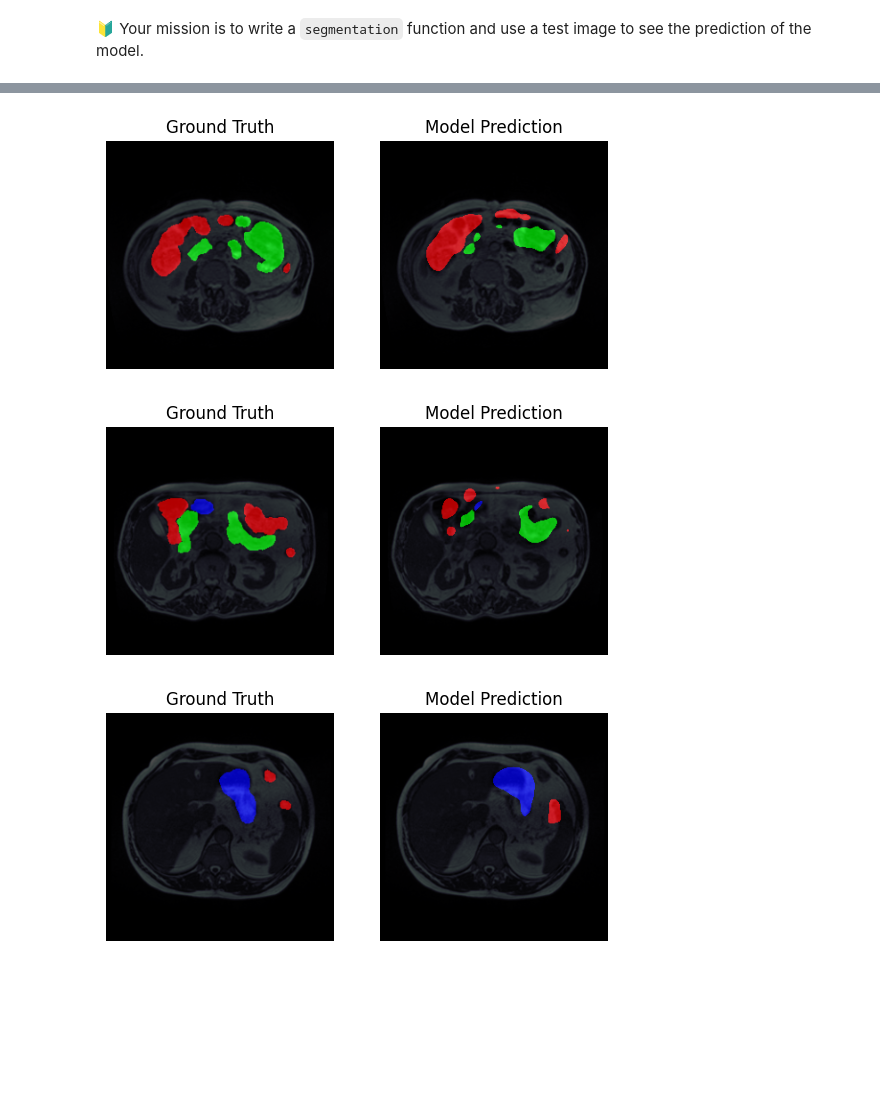
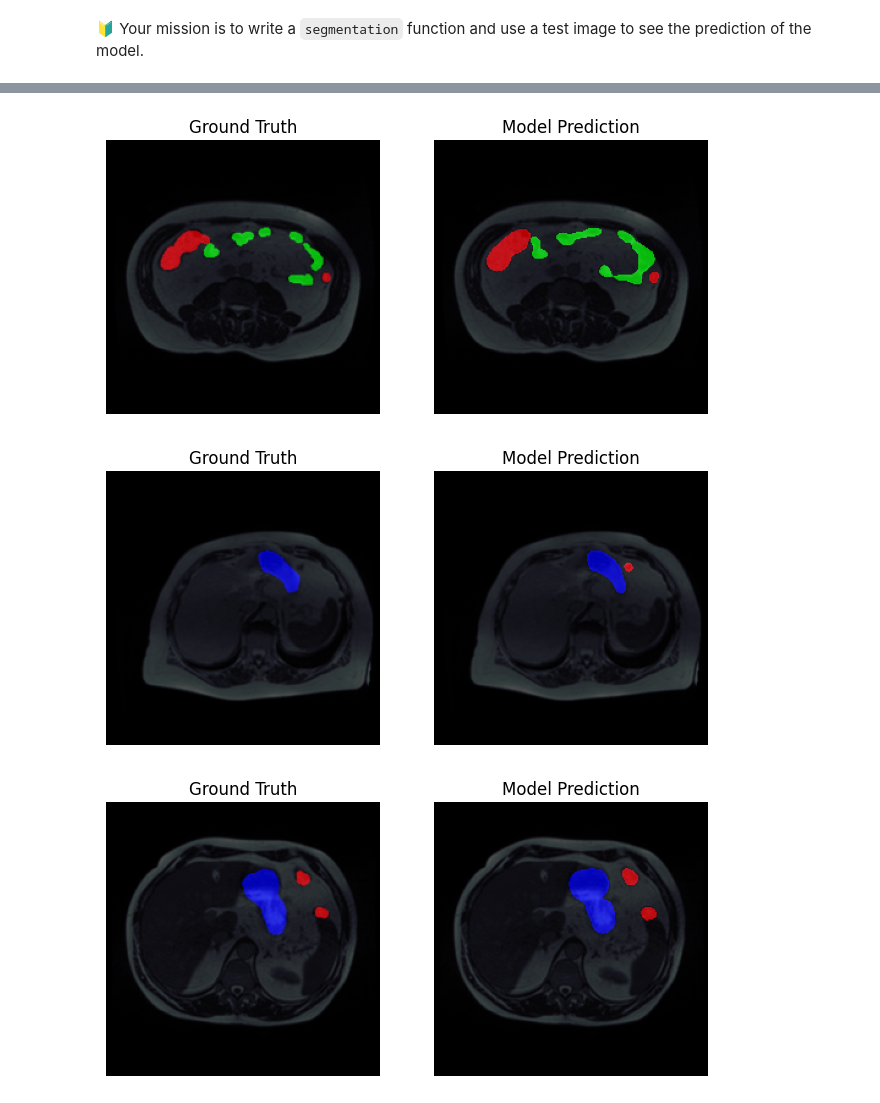
Before and after one commit to Amir-Hofo/Gastrointestinal_Medical_Image_Segmentation, a Jupyter notebook: project_3_image_segmentation.ipynb, the cells around one changed output, grey strips where cells are left out. Drawn from its saved outputs; the diff is of its cells as text; code cells hidden in the pictures; blank space fills up the shorter version.

Commit message:
update project_3_image_segmentation

```diff
--- a/project_3_image_segmentation.ipynb
+++ b/project_3_image_segmentation.ipynb
@@ -390,7 +352,7 @@ def split_cases(csv_file, train_file, valid_file, test_file):
 
     return train_df, valid_df, test_df
 # %%
-csv_file = './data/df.csv'
+csv_file = './data/df_cleaned.csv'
 train_file = f'{data_file_path}/train.txt'
 validation_file = f'{data_file_path}/validation.txt'
 test_file = f'{data_file_path}/test.txt'
@@ -575,11 +473,0 @@ class GastroIntestinalDataset(Dataset):
-# %%
-transform = transforms.Compose([transforms.ToPILImage(),
-                                transforms.Resize((256, 256)),
-                                transforms.ToTensor(),
-                                transforms.Normalize(mean=[0.5],
-                                                      std=[0.5])])
-
-mask_transform = transforms.Compose([transforms.ToPILImage(),
-                                    transforms.Resize((256, 256)),
-                                    transforms.ToTensor()
-                                    ])
@@ -586,3 +511,10 @@ mask_transform = transforms.Compose([transforms.ToPILImage(),
+# %%
+transform = transforms.Compose([transforms.Resize((224, 224)),
+                                      transforms.ToTensor(),
+                                      transforms.Lambda(lambda x: (x - x.min()) / (x.max() - x.min())),
+                                      transforms.Lambda(lambda x: x.repeat(3, 1, 1))])
+
+mask_transform = transforms.Compose([transforms.Resize((224, 224))])
 # %%
 train_set = GastroIntestinalDataset('./data/train_data.csv', transform=transform, mask_transform=mask_transform)
 valid_set = GastroIntestinalDataset('./data/validation_data.csv', transform=transform, mask_transform=mask_transform)
@@ -608,27 +549,28 @@ for image, gt_mask in zip(img, mask):
     plt.subplot(1, 5, 1)
     plt.axis('off')
     plt.title('Original MRI Scan')
-    plt.imshow(image.squeeze(), cmap='gray');
+    plt.imshow(image[0], cmap='gray');
 
     plt.subplot(1, 5, 2)
     plt.axis('off')
     plt.title('large_bowel')
-    plt.imshow(gt_mask[0].T, cmap='gray');
+    plt.imshow(gt_mask[0], cmap='gray');
 
     plt.subplot(1, 5, 3)
     plt.axis('off')
     plt.title('small_bowel')
-    plt.imshow(gt_mask[1].T, cmap='gray');
+    plt.imshow(gt_mask[1], cmap='gray');
 
     plt.subplot(1, 5, 4)
     plt.axis('off')
     plt.title('stomach')
-    plt.imshow(gt_mask[2].T, cmap='gray');
+    plt.imshow(gt_mask[2], cmap='gray');
+
 
     plt.subplot(1, 5, 5)
     plt.axis('off')
     plt.title('True Mask')
-    plt.imshow(gt_mask.permute(2, 1, 0));
+    plt.imshow(gt_mask.permute(1, 2, 0));
 
     plt.show()
 # %% [output]
@@ -1023,29 +925,29 @@ Unet(
 # %%
 for i in range(3):
     n = np.random.choice(len(test_set))
 
     image, gt_mask = test_set[n]
     image = image.to(device)
 
     with torch.no_grad():
         pred_mask = best_model(image.unsqueeze(0))
 
-    plt.figure(figsize=(10, 5))
+    plt.figure(figsize=(12, 6))
 
     plt.subplot(1, 3, 1)
     plt.axis('off')
     plt.title('Ground Truth')
-    plt.imshow(image.cpu().squeeze(), cmap='bone')
-    plt.imshow(gt_mask.cpu().permute(2, 1, 0), alpha=0.7)
+    plt.imshow(image.cpu()[0], cmap='bone')
+    plt.imshow(gt_mask.cpu().permute(1, 2, 0), alpha=0.7)
 
     plt.subplot(1, 3, 2)
     plt.axis('off')
     plt.title('Model Prediction')
     mask_to_show = torch.clamp(pred_mask.squeeze().cpu().detach(), 0, 1)
-    plt.imshow(image.cpu().squeeze(), cmap='bone')
-    plt.imshow(mask_to_show.cpu().permute(2, 1, 0), alpha=0.7)
+    plt.imshow(image.cpu()[0], cmap='bone')
+    plt.imshow(mask_to_show.cpu().permute(1, 2, 0), alpha=0.7)
     plt.show()
 # %% [output]
-[figure, old version]
+[figure, new version]
-[figure, old version]
+[figure, new version]
-[figure, old version]
+[figure, new version]
```
Also changed, not shown: parts of 50 cells of this notebook.
